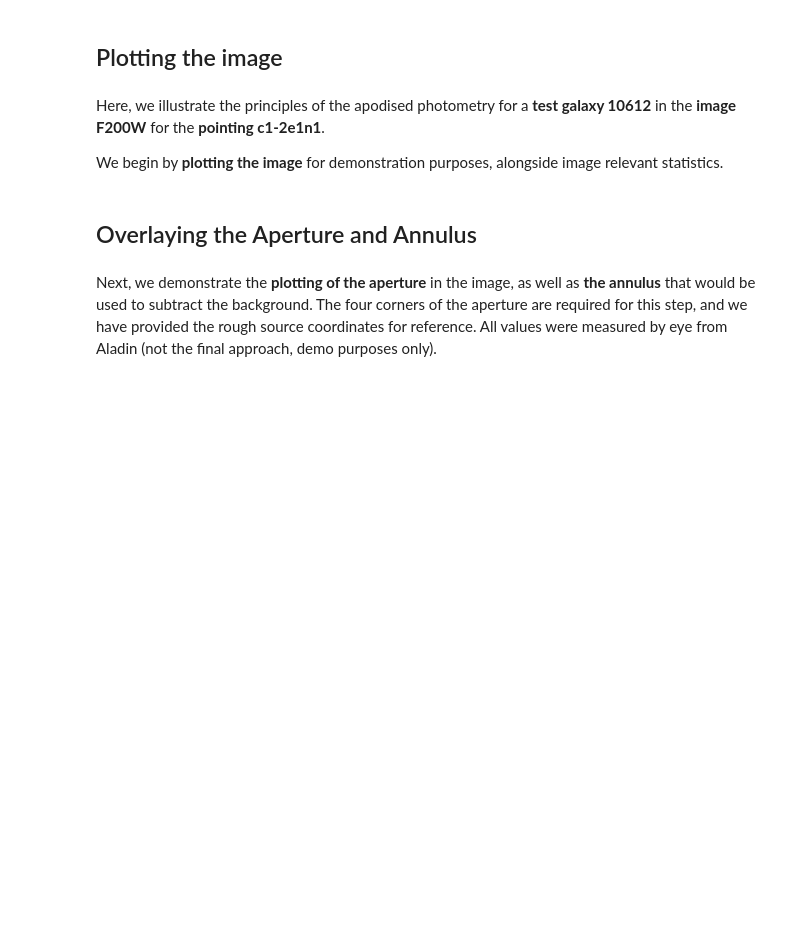
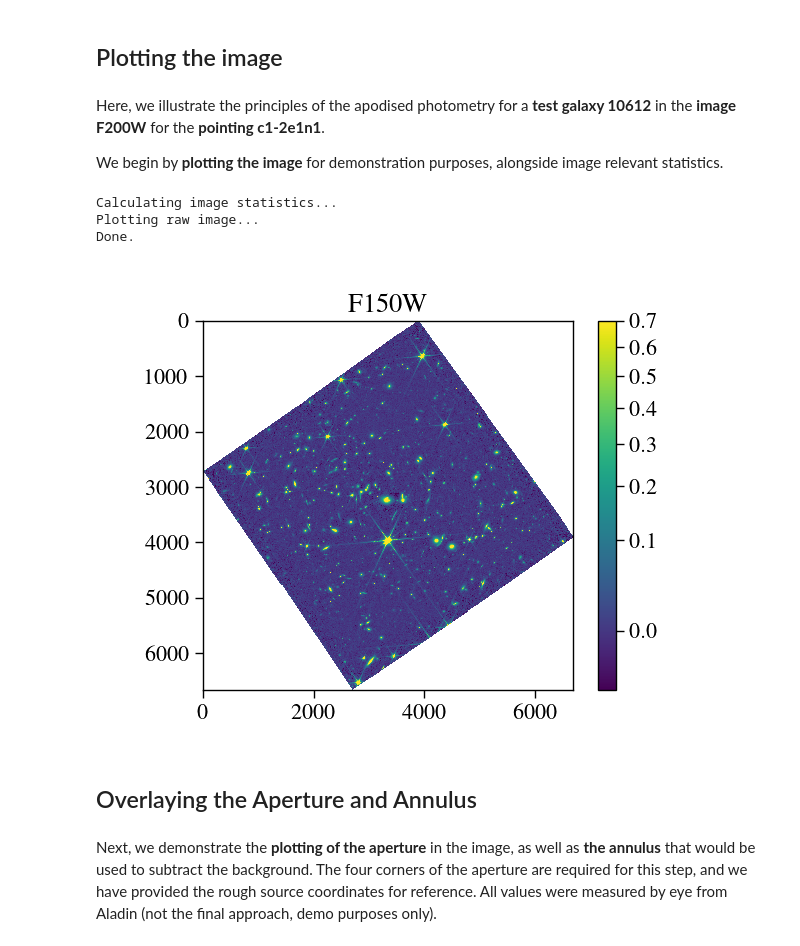
Before and after one commit to ImaanBontle/apo-phot, a Jupyter notebook: Apo_Phot.ipynb, the cells around one changed output. Drawn from its saved outputs; the diff is of its cells as text; code cells hidden in the pictures; blank space fills up the shorter version.

```diff
--- a/Apo_Phot.ipynb
+++ b/Apo_Phot.ipynb
@@ -1423,39 +1398,58 @@ Here, we illustrate the principles of the apodised photometry for a **test galax
 We begin by **plotting the image** for demonstration purposes, alongside image relevant statistics.
 # %%
 print("Calculating image statistics...")
+
+Images = ["sw_F090W", "sw_F150W", "sw_F200W", "lw_F277W", "lw_F356W", "lw_F444W"];
+
+Longlist = {};
+for image in Images:
+    Longlist[image] = {};
+    hdulist = fits.open(f"D:/SMACS_Images/FSun_SMACSJ0723_{image}_modB_i2d.fits");
+    Longlist[image]["header"] = hdulist[0].header;
+    Longlist[image]["sci"] = {};
+    Longlist[image]["sci"]["data"] = hdulist[1].data;
+    Longlist[image]["sci"]["header"] = hdulist[1].header;
+    Longlist[image]["error"] = {};
+    Longlist[image]["error"]["data"] = hdulist[2].data;
+    Longlist[image]["error"]["header"] = hdulist[2].header;
 
 # print("Min:", np.min(Longlist['F150W']["sci"]["data"]))
 # print("Max:", np.max(Longlist['F150W']["sci"]["data"]))
 # print("Mean:", np.mean(Longlist["F150W"]["sci"]["data"]))
 # print("Stdev:", np.std(Longlist["F150W"]["sci"]["data"]))
 # print(
 #     "Q01:",
 #     np.percentile(
 #         Longlist["F150W"]["sci"]["data"][
 #             ~np.isnan(Longlist["F150W"]["sci"]["data"])
 #         ],
 #         [1],
 #     )[0],
 # )
 # print(
 #     "Q99:",
 #     np.percentile(
 #         Longlist["F150W"]["sci"]["data"][
 #             ~np.isnan(Longlist["F150W"]["sci"]["data"])
 #         ],
 #         [99],
 #     )[0],
 # )
 
 print("Plotting raw image...")
 
 plt.close("all")
-norm = simple_norm(Longlist["F150W"]["SCI"]["data"], "sqrt", percent=99)
-plt.imshow(Longlist["F150W"]["SCI"]["data"], norm=norm, interpolation="nearest")
+norm = simple_norm(Longlist["sw_F150W"]["sci"]["data"], "sqrt", percent=99)
+plt.imshow(Longlist["sw_F150W"]["sci"]["data"], norm=norm, interpolation="nearest")
 plt.colorbar()
 plt.title("F150W")
 
 print("Done.")
+# %% [output]
+Calculating image statistics...
+Plotting raw image...
+Done.
+[figure, added]
 # %% [markdown]
 ## Overlaying the Aperture and Annulus
 # %% [markdown]
```
Also changed, not shown: parts of 6 cells of this notebook.
